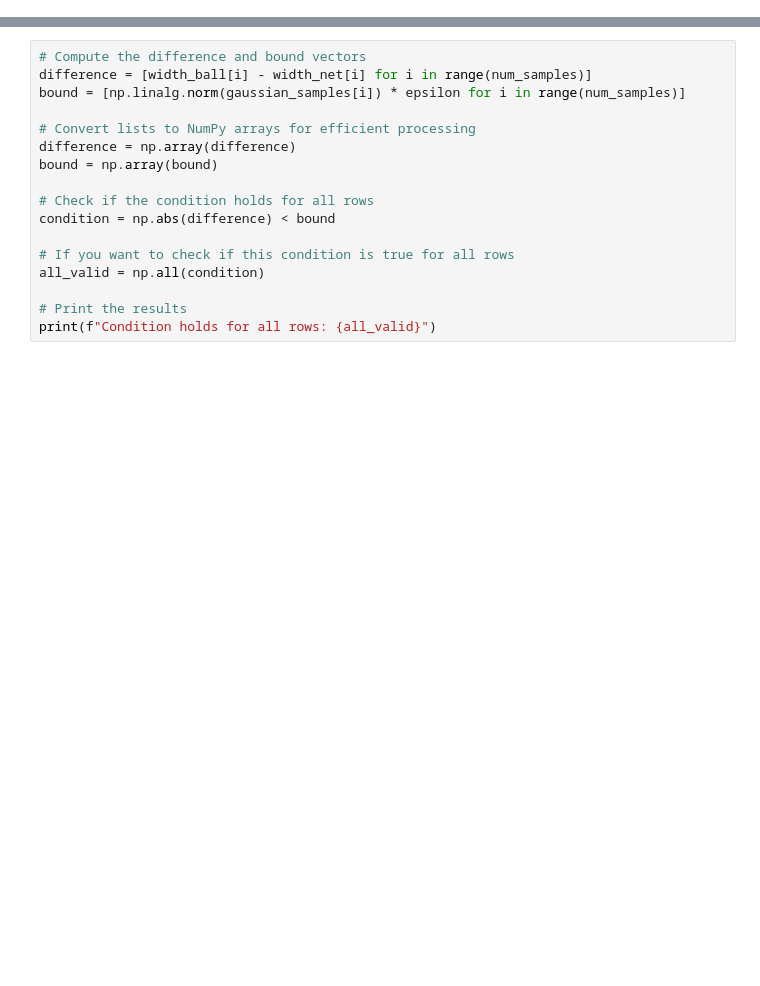
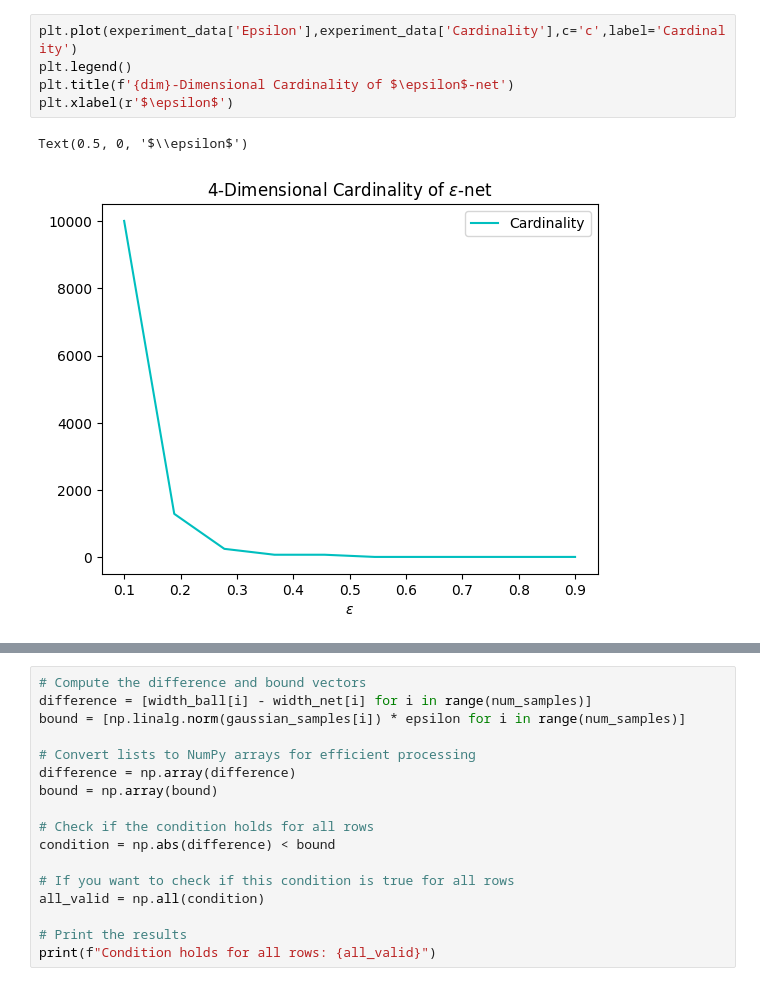
Before and after one commit to Quan-Zhou/MAB, a Jupyter notebook: Enet.ipynb, the cells around one changed output, grey strips where cells are left out. Drawn from its saved outputs; the diff is of its cells as text; blank space fills up the shorter version.

```diff
--- a/Enet.ipynb
+++ b/Enet.ipynb
@@ -50,0 +198,8 @@ Generated epsilon-net with 96 points.
+# %%
+plt.plot(experiment_data['Epsilon'],experiment_data['Cardinality'],c='c',label='Cardinality')
+plt.legend()
+plt.title(f'{dim}-Dimensional Cardinality of $\epsilon$-net')
+plt.xlabel(r'$\epsilon$')
+# %% [output]
+Text(0.5, 0, '$\\epsilon$')
+[figure, added]
```
Also changed, not shown: parts of 18 cells of this notebook.
